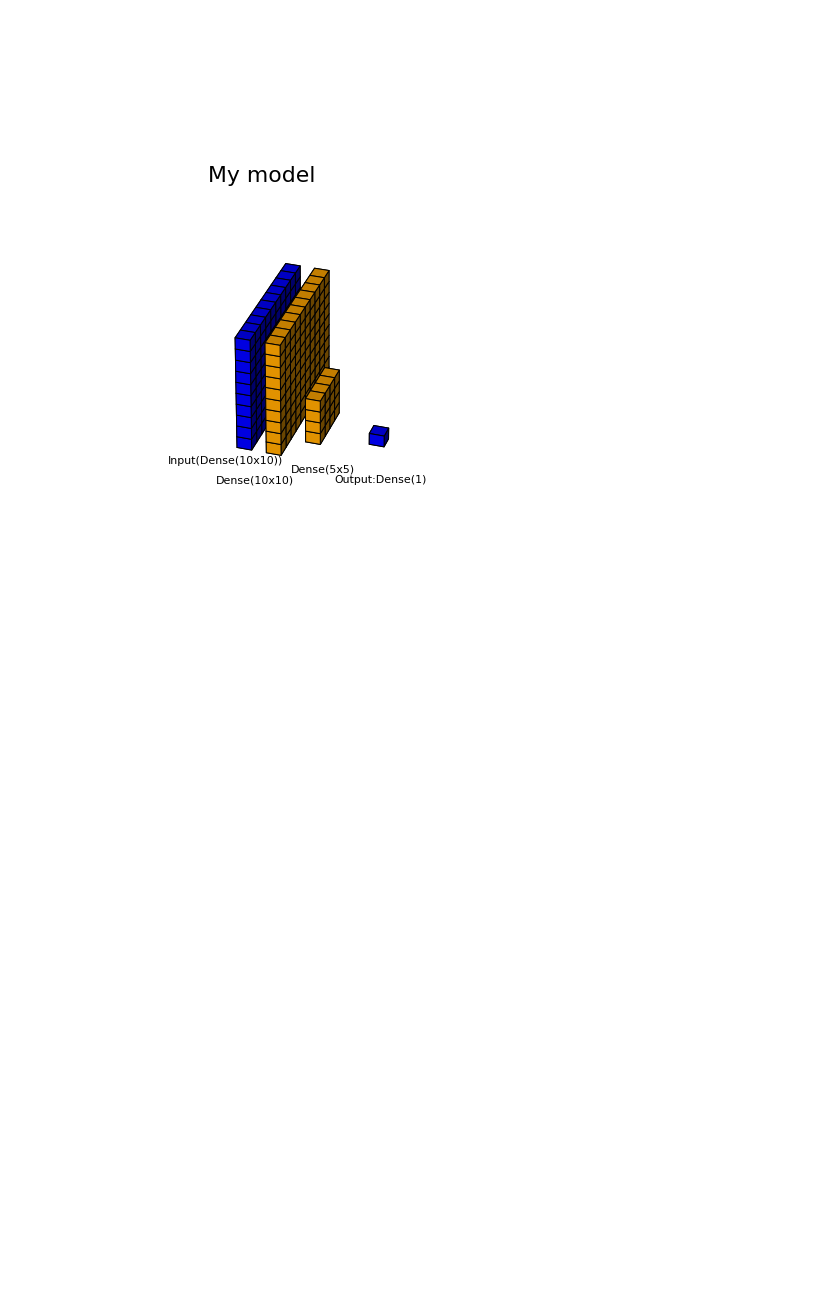
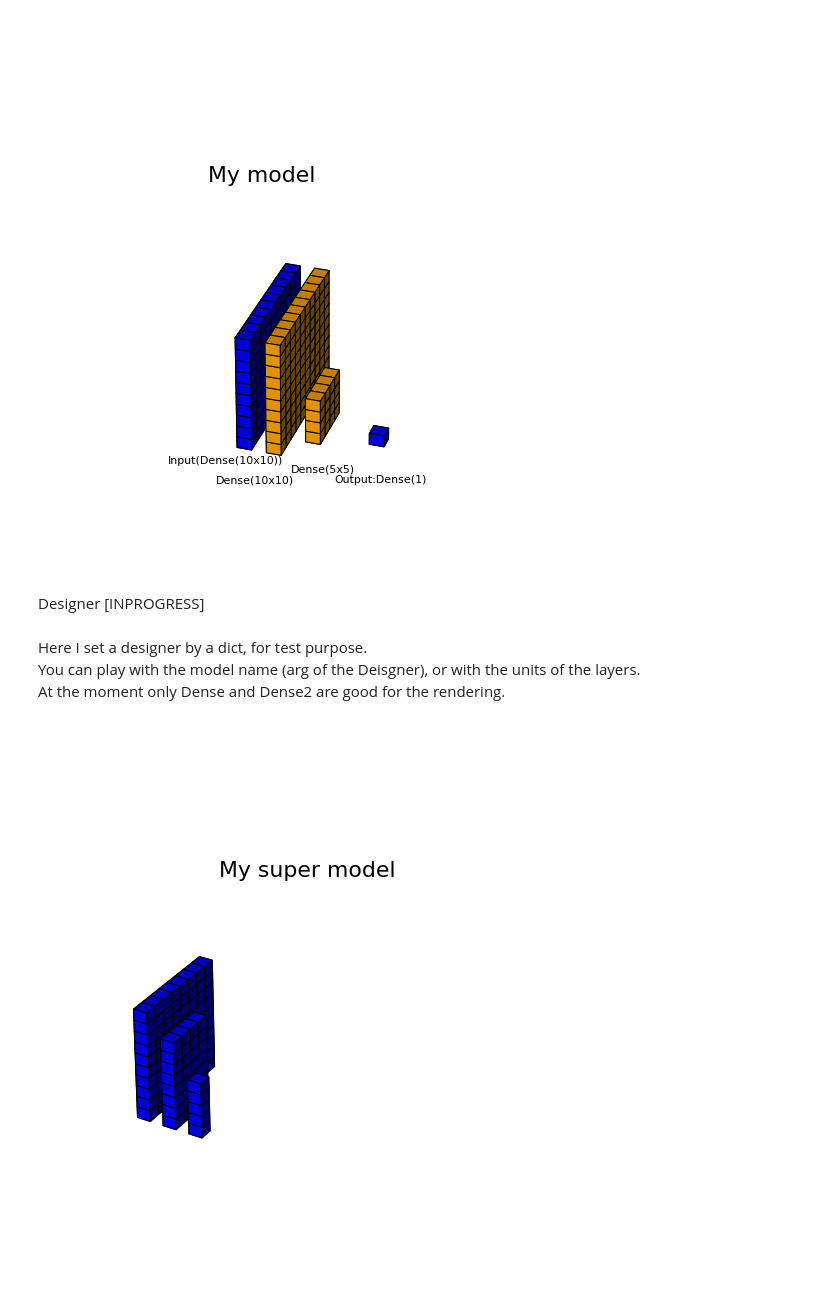
Before and after one commit to gianfa/NND, a Jupyter notebook: nbs/first_test.ipynb, the cells around one changed output. Cells and saved outputs as stored; diff of their text form; code cells hidden in the pictures; blank space fills up the shorter version.

Commit message:
first PoC + first version of Designer class with renderer + first Designer tests > some changes are needed for flexibility

```diff
--- a/nbs/first_test.ipynb
+++ b/nbs/first_test.ipynb
@@ -147,3 +147,5 @@ plt.axis('off')
 plt.show()
 # %% [output]
 [figure]
+# %% [markdown]
+<div id='designer'>Designer [INPROGRESS]</div>
@@ -149,0 +156,29 @@ plt.show()
+# %% [markdown]
+Here I set a designer by a dict, for test purpose.
+You can play with the model name (arg of the Deisgner), or with the units of the layers.
+At the moment only Dense and Dense2 are good for the rendering.
+# %%
+from dnn_designer.designer import Designer
+nd = Designer('My super model')
+## Here I don't use the add_layer method, for test purpose
+nd.layers = [
+    {
+        'color': 'blue',
+        'type': 'Dense2D',
+        'units': (10,8),
+    },
+    {
+        'color': 'blue',
+        'type': 'Dense2D',
+        'units': (8,4),
+    },
+    {
+        'color': 'blue',
+        'type': 'Dense',
+        'units': 5,
+    },
+]
+# %%
+nd.render()
+# %% [output]
+[figure, added]
```
Also changed, not shown: parts of 2 cells of this notebook, 7 other files.
